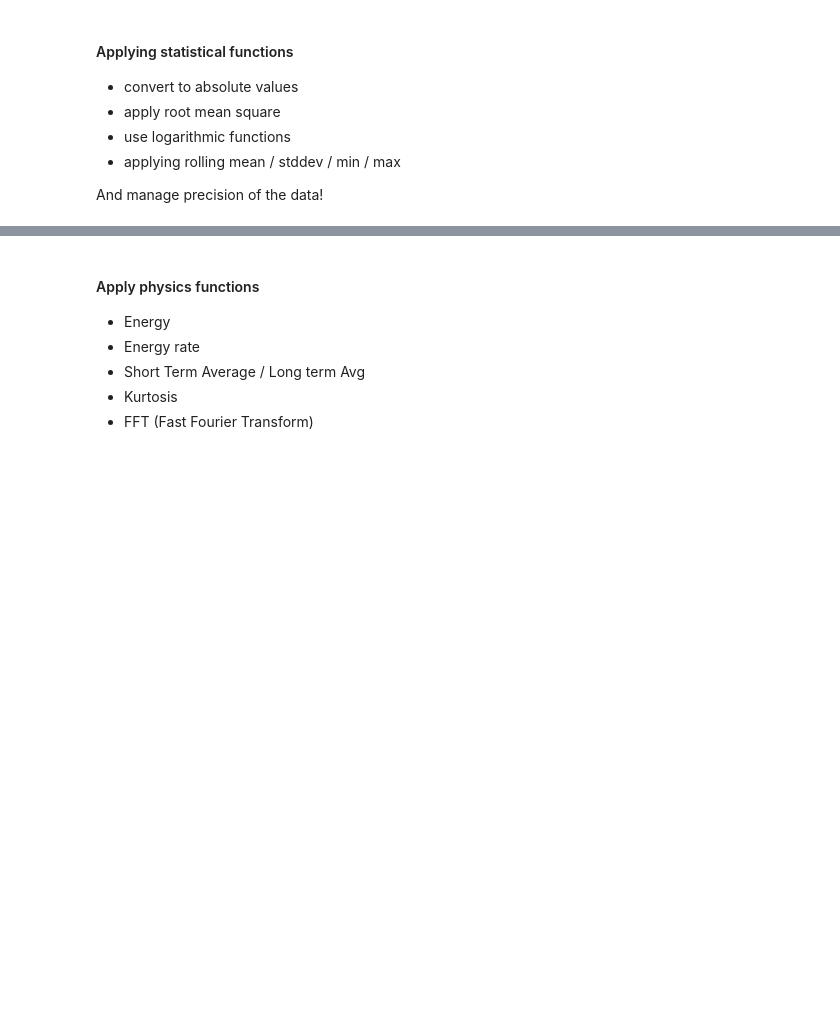
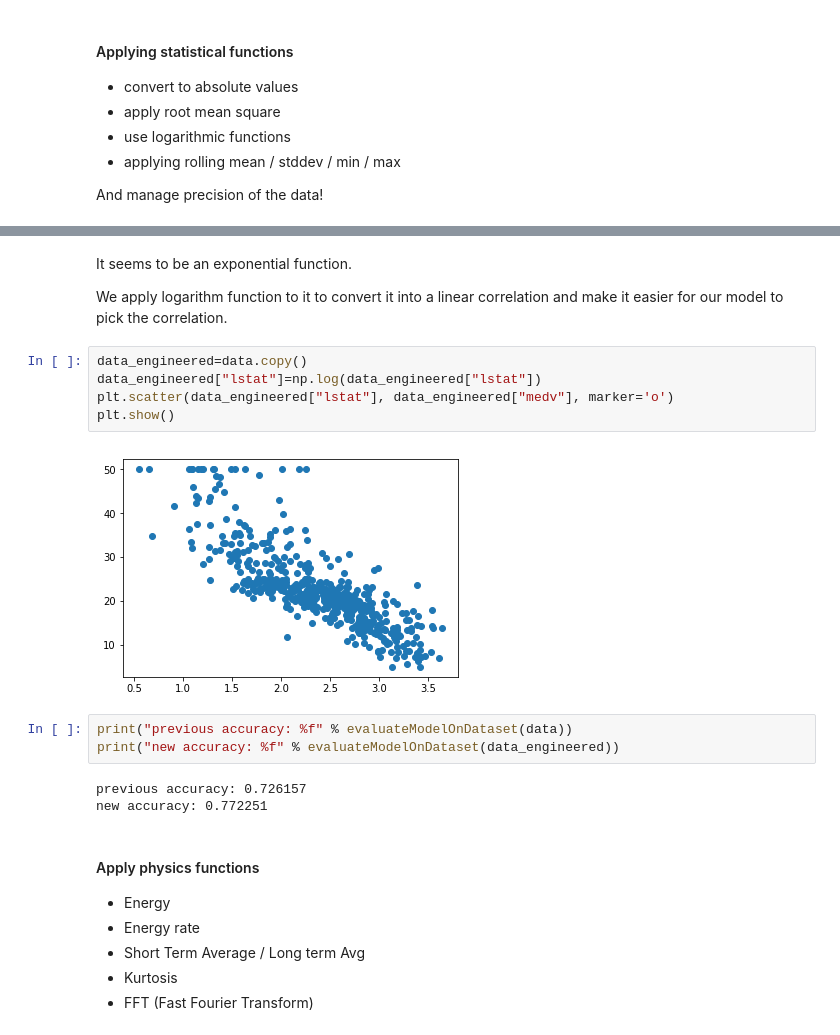
Before and after one commit to neomatrix369/awesome-ai-ml-dl, a Jupyter notebook: notebooks/jupyter/data/03_Feature_Engineering_(Do_we_know_our_data).ipynb, the cells around one changed output, grey strips where cells are left out. Saved outputs shown, nothing was run; the diff lists cells and outputs as text; blank space fills up the shorter version.

Commit message:
add: add stat function in features engineering

```diff
--- a/notebooks/jupyter/data/03_Feature_Engineering_(Do_we_know_our_data).ipynb
+++ b/notebooks/jupyter/data/03_Feature_Engineering_(Do_we_know_our_data).ipynb
@@ -88,3 +110,20 @@ And manage precision of the data!
+# %% [markdown]
+It seems to be an exponential function.
+
+We apply logarithm function to it to convert it into a linear correlation and make it easier for our model to pick the correlation.
+# %%
+data_engineered=data.copy()
+data_engineered["lstat"]=np.log(data_engineered["lstat"])
+plt.scatter(data_engineered["lstat"], data_engineered["medv"], marker='o')
+plt.show()
+# %% [output]
+[figure, added]
+# %%
+print("previous accuracy: %f" % evaluateModelOnDataset(data))
+print("new accuracy: %f" % evaluateModelOnDataset(data_engineered))
+# %% [output]
+previous accuracy: 0.726157
+new accuracy: 0.772251
 # %% [markdown]
 #### Apply physics functions
 - Energy
```
Also changed, not shown: parts of 7 cells of this notebook.
